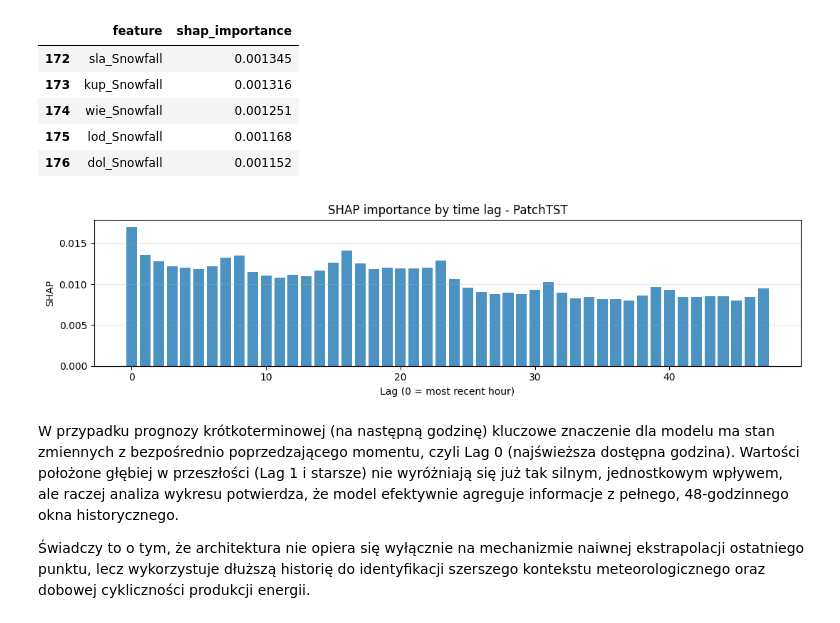
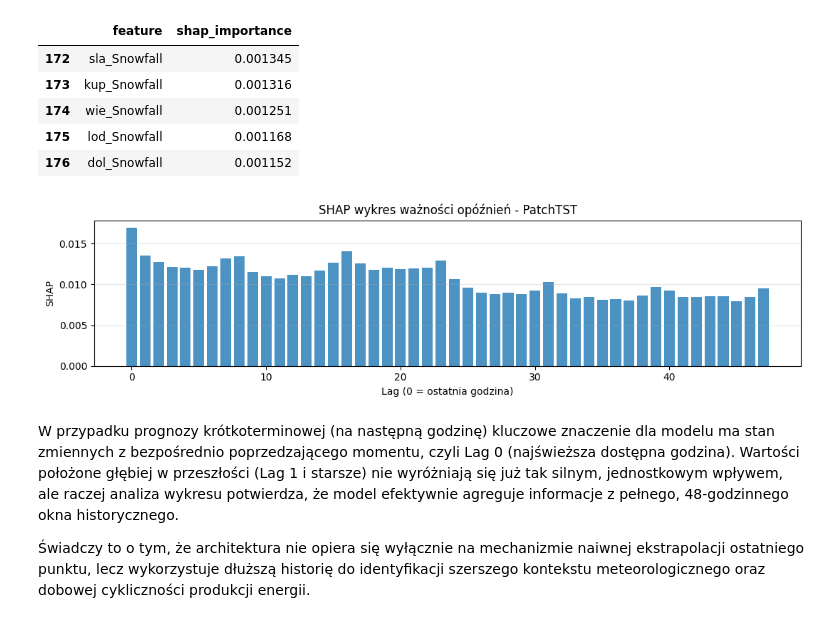
Before and after one commit to DuckDrivingTractor/Pracownia-Problemowa, a Jupyter notebook: pv_work/models_pv.ipynb, the cells around one changed output. Drawn from its saved outputs; the diff is of its cells as text; code cells hidden in the pictures.

```diff
--- a/pv_work/models_pv.ipynb
+++ b/pv_work/models_pv.ipynb
@@ -622,16 +622,16 @@ Bottom 5 (least relevant features):
 # %%
 lag_importance = np.abs(shap_vals).mean(axis=(0, 2))
 
 fig, ax = plt.subplots(figsize=(11, 3))
 ax.bar(range(LOOKBACK), lag_importance[::-1],  alpha=0.8)
-ax.set_xlabel("Lag (0 = most recent hour)")
+ax.set_xlabel("Lag (0 = ostatnia godzina)")
 ax.set_ylabel("SHAP")
-ax.set_title(f"SHAP importance by time lag - {best_name}")
+ax.set_title(f"SHAP wykres ważności opóźnień - {best_name}")
 ax.grid(alpha=0.3, axis="y")
 plt.tight_layout()
 plt.show()
 # %% [output]
-[figure, old version]
+[figure, new version]
 # %% [markdown]
 W przypadku prognozy krótkoterminowej (na następną godzinę) kluczowe znaczenie dla modelu ma stan zmiennych z bezpośrednio poprzedzającego momentu, czyli Lag 0 (najświeższa dostępna godzina). Wartości położone głębiej w przeszłości (Lag 1 i starsze) nie wyróżniają się już tak silnym, jednostkowym wpływem, ale raczej analiza wykresu potwierdza, że model efektywnie agreguje informacje z pełnego, 48-godzinnego okna historycznego.
 
```
Also changed, not shown: parts of 2 cells of this notebook, 17 other files.
